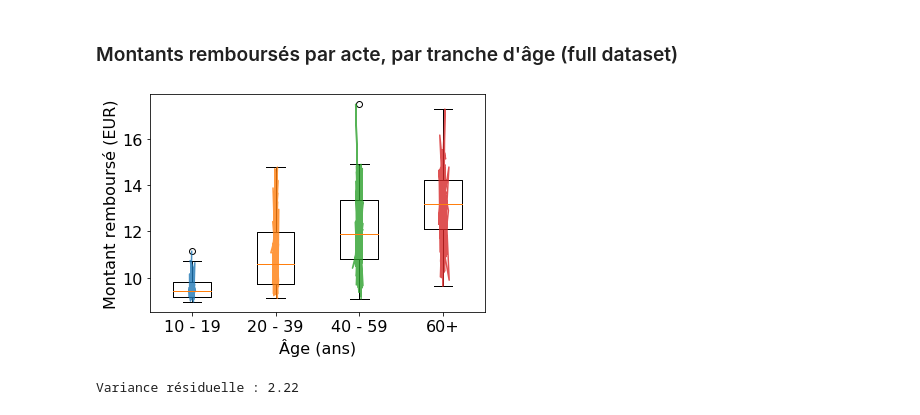
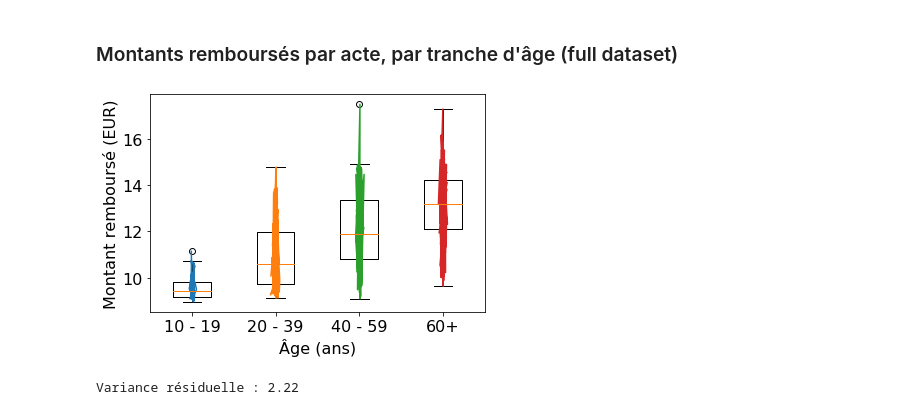
Before and after one commit to chagaz/sdd_2020, a Jupyter notebook: notebooks/Statistique descriptive.ipynb, the cells around one changed output. Saved outputs shown, nothing was run; the diff lists cells and outputs as text; code cells hidden in the pictures.

```diff
--- a/notebooks/Statistique descriptive.ipynb
+++ b/notebooks/Statistique descriptive.ipynb
@@ -181,17 +183,17 @@ rpa_stratified = [rem_par_acte[df['AGE'] == age] for age in ages]
 # %%
 fig = plt.figure(figsize=(6, 4))
 plt.boxplot(rpa_stratified)
 for (ix, age) in enumerate(ages):
     #plt.boxplot(y)
     y = rem_par_acte[df['AGE'] == age]
     x = np.random.normal((ix+1), 0.02, size=len(y))
-    plot(x, y, alpha=0.8)
+    plot(x, y)# alpha=0.8)
 plt.xlabel('Âge (ans)')
 plt.ylabel('Montant remboursé (EUR)')
 t=plt.xticks([1, 2, 3, 4], ['10 ­ 19', '20 ­ 39', '40 ­ 59', '60+'])
-plt.savefig('../poly/figures/stats/remboursement_rembourses_age.png', bbox_inches='tight')
+plt.savefig('../poly/figures/stats/remboursement_rembourses_age.eps', bbox_inches='tight')
 # %% [output]
-[figure, old version]
+[figure, new version]
 # %%
 rpa_var = [np.std(r)**2 for r in rpa_stratified]
 rpa_len = [len(r) for r in rpa_stratified]
```
Also changed, not shown: parts of 14 cells of this notebook, 21 other files.
